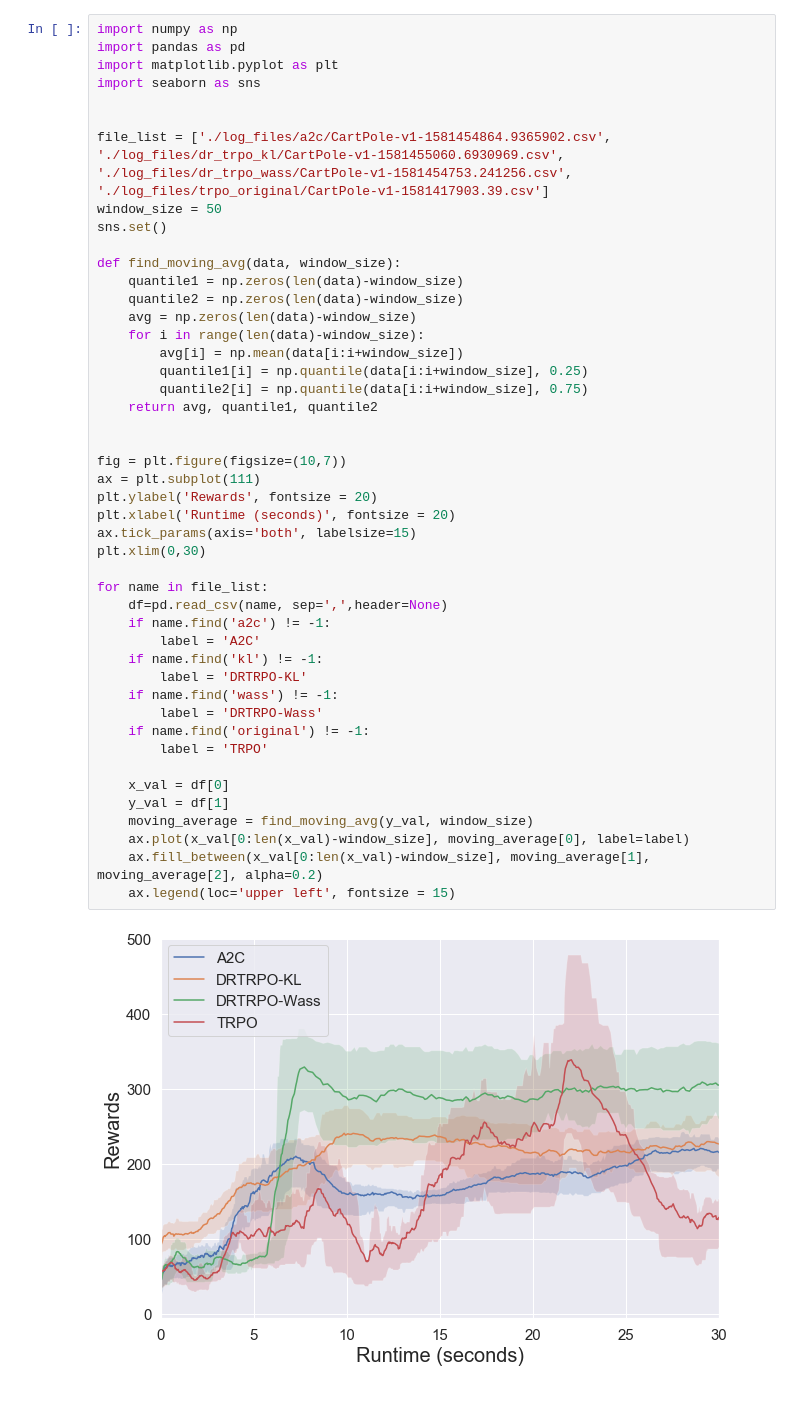
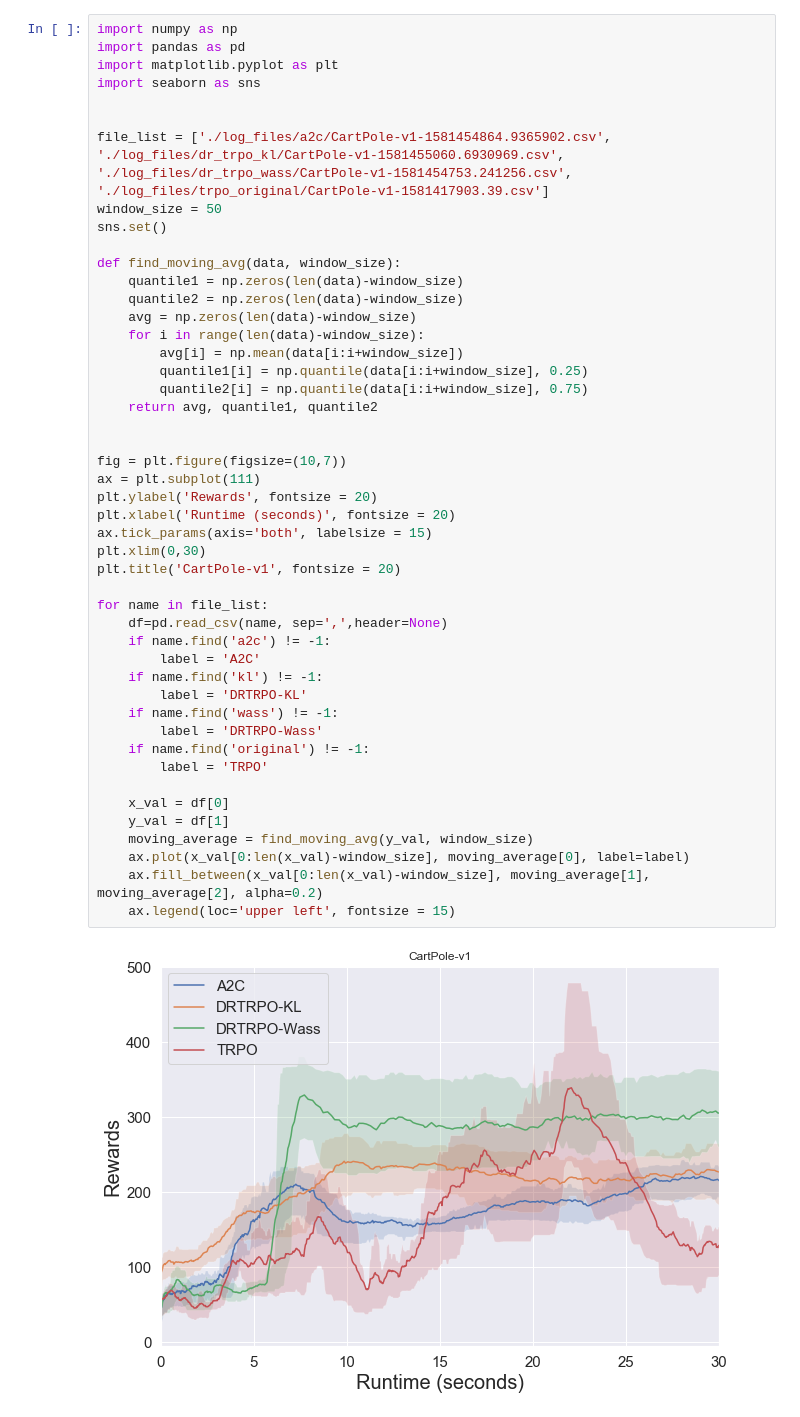
Before and after one commit to kadysongbb/dr-trpo, a Jupyter notebook: classic_control/view_results.ipynb, the cells around one changed output. Cells and saved outputs as stored; diff of their text form.

```diff
--- a/classic_control/view_results.ipynb
+++ b/classic_control/view_results.ipynb
@@ -17,32 +17,33 @@ def find_moving_avg(data, window_size):
         avg[i] = np.mean(data[i:i+window_size])
         quantile1[i] = np.quantile(data[i:i+window_size], 0.25)
         quantile2[i] = np.quantile(data[i:i+window_size], 0.75)
     return avg, quantile1, quantile2
 
 
 fig = plt.figure(figsize=(10,7))
 ax = plt.subplot(111)
 plt.ylabel('Rewards', fontsize = 20)
 plt.xlabel('Runtime (seconds)', fontsize = 20)
-ax.tick_params(axis='both', labelsize=15)
+ax.tick_params(axis='both', labelsize = 15)
 plt.xlim(0,30)
+plt.title('CartPole-v1', fontsize = 20)
 
 for name in file_list:
     df=pd.read_csv(name, sep=',',header=None)
     if name.find('a2c') != -1:
         label = 'A2C'
     if name.find('kl') != -1:
         label = 'DRTRPO-KL'
     if name.find('wass') != -1:
         label = 'DRTRPO-Wass'
     if name.find('original') != -1:
         label = 'TRPO'
 
     x_val = df[0]
     y_val = df[1]
     moving_average = find_moving_avg(y_val, window_size)
     ax.plot(x_val[0:len(x_val)-window_size], moving_average[0], label=label)
     ax.fill_between(x_val[0:len(x_val)-window_size], moving_average[1], moving_average[2], alpha=0.2)
     ax.legend(loc='upper left', fontsize = 15)
 # %% [output]
-[figure, old version]
+[figure, new version]
```
